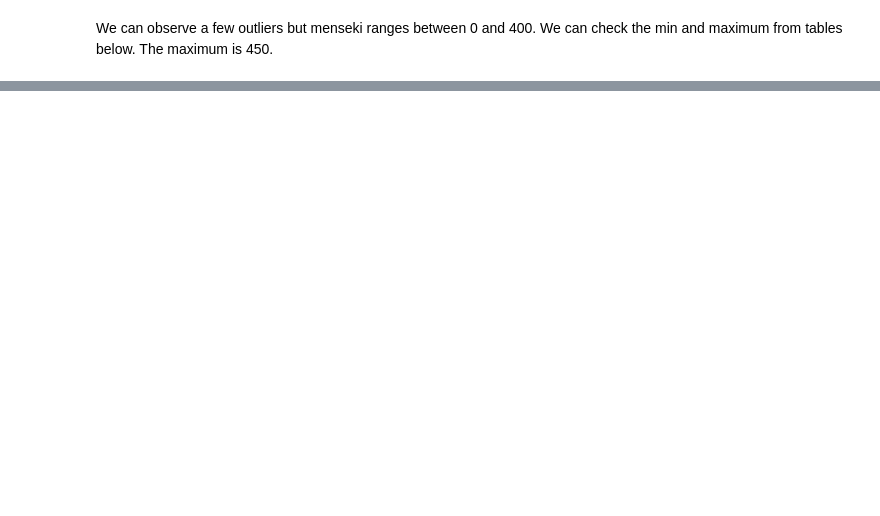
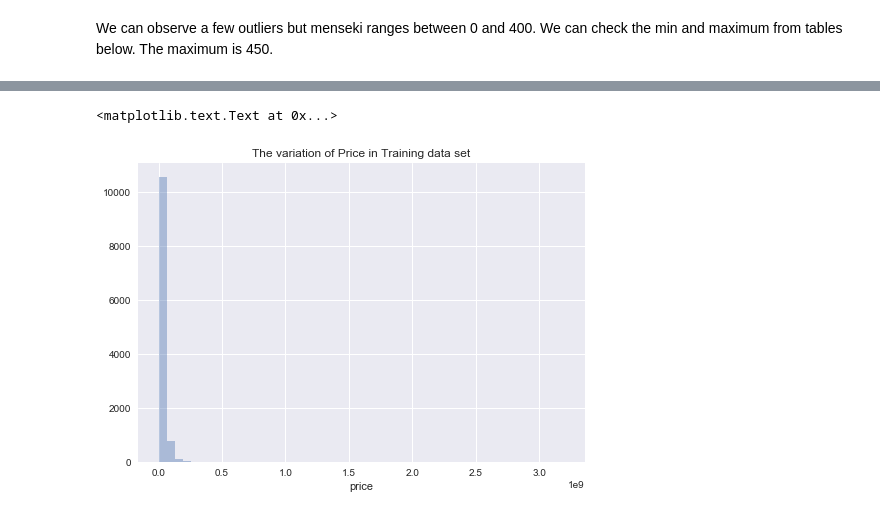
Before and after one commit to stubz/machine-learning, a Jupyter notebook: projects/capstone/tokyo_housing_data_analysis.ipynb, the cells around one changed output, grey strips where cells are left out. Drawn from its saved outputs; the diff is of its cells as text; code cells hidden in the pictures; blank space fills up the shorter version.

```diff
--- a/projects/capstone/tokyo_housing_data_analysis.ipynb
+++ b/projects/capstone/tokyo_housing_data_analysis.ipynb
@@ -407,0 +585,6 @@ test.describe()
+# %%
+sns.distplot(train.price, kde=False, rug=False)
+sns.plt.title('The variation of Price in Training data set')
+# %% [output]
+<matplotlib.text.Text at 0x...>
+[figure, added]
```
Also changed, not shown: parts of 32 cells of this notebook, 5 other files.
